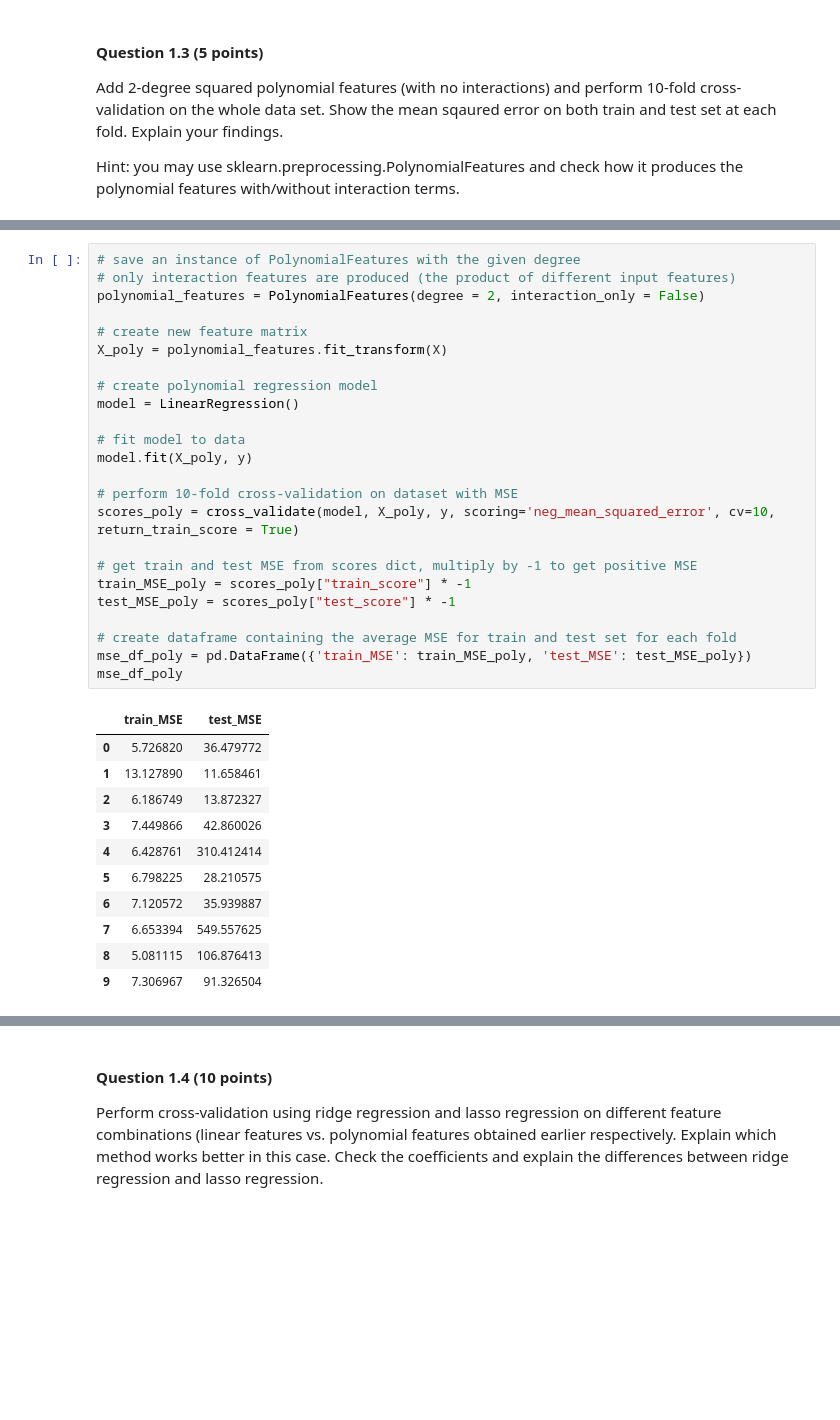
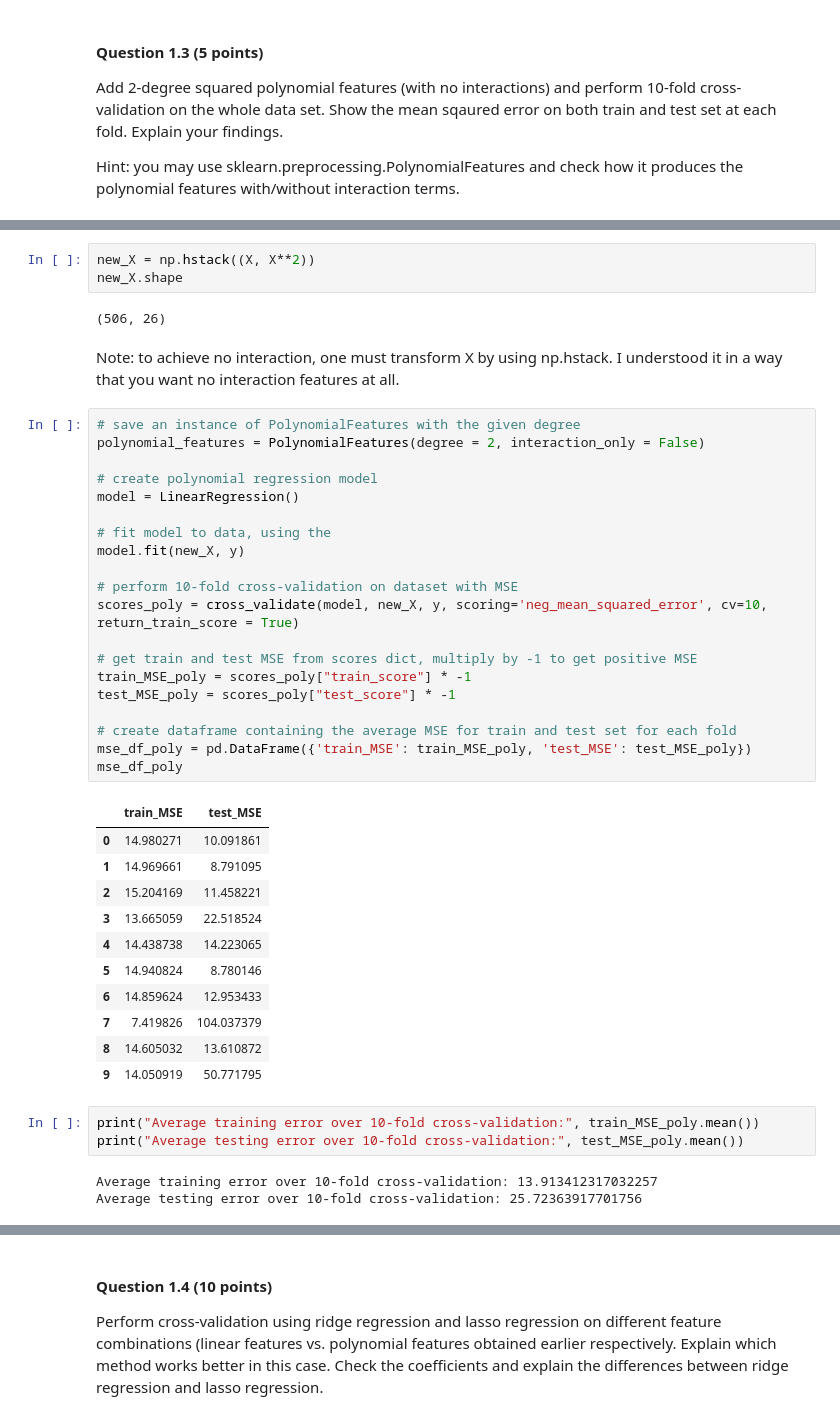
Before and after one commit to calculator3000/ml-assignment-1, a Jupyter notebook: 2487_2223_Assignment1.ipynb, the cells around one changed output, grey strips where cells are left out. Drawn from its saved outputs; the diff is of its cells as text; blank space fills up the shorter version.

```diff
--- a/2487_2223_Assignment1.ipynb
+++ b/2487_2223_Assignment1.ipynb
@@ -125,37 +159,46 @@ Hint: you may use sklearn.preprocessing.PolynomialFeatures and check how it prod
+# %%
+new_X = np.hstack((X, X**2))
+new_X.shape
+# %% [output]
+(506, 26)
+# %% [markdown]
+Note: to achieve no interaction, one must transform X by using np.hstack. I understood it in a way that you want no interaction features at all.
 # %%
 # save an instance of PolynomialFeatures with the given degree
-# only interaction features are produced (the product of different input features)
 polynomial_features = PolynomialFeatures(degree = 2, interaction_only = False)
-
-# create new feature matrix
-X_poly = polynomial_features.fit_transform(X)
 
 # create polynomial regression model
 model = LinearRegression()
 
-# fit model to data
-model.fit(X_poly, y)
+# fit model to data, using the
+model.fit(new_X, y)
 
 # perform 10-fold cross-validation on dataset with MSE
-scores_poly = cross_validate(model, X_poly, y, scoring='neg_mean_squared_error', cv=10, return_train_score = True)
+scores_poly = cross_validate(model, new_X, y, scoring='neg_mean_squared_error', cv=10, return_train_score = True)
 
 # get train and test MSE from scores dict, multiply by -1 to get positive MSE
 train_MSE_poly = scores_poly["train_score"] * -1
 test_MSE_poly = scores_poly["test_score"] * -1
 
 # create dataframe containing the average MSE for train and test set for each fold
 mse_df_poly = pd.DataFrame({'train_MSE': train_MSE_poly, 'test_MSE': test_MSE_poly})
 mse_df_poly
 # %% [output]
 |  | train_MSE | test_MSE |
-| 0 | 5.726820 | 36.479772 |
-| 1 | 13.127890 | 11.658461 |
-| 2 | 6.186749 | 13.872327 |
-| 3 | 7.449866 | 42.860026 |
-| 4 | 6.428761 | 310.412414 |
-| 5 | 6.798225 | 28.210575 |
-| 6 | 7.120572 | 35.939887 |
-| 7 | 6.653394 | 549.557625 |
-| 8 | 5.081115 | 106.876413 |
-| 9 | 7.306967 | 91.326504 |
+| 0 | 14.980271 | 10.091861 |
+| 1 | 14.969661 | 8.791095 |
+| 2 | 15.204169 | 11.458221 |
+| 3 | 13.665059 | 22.518524 |
+| 4 | 14.438738 | 14.223065 |
+| 5 | 14.940824 | 8.780146 |
+| 6 | 14.859624 | 12.953433 |
+| 7 | 7.419826 | 104.037379 |
+| 8 | 14.605032 | 13.610872 |
+| 9 | 14.050919 | 50.771795 |
+# %%
+print("Average training error over 10-fold cross-validation:", train_MSE_poly.mean())
+print("Average testing error over 10-fold cross-validation:", test_MSE_poly.mean())
+# %% [output]
+Average training error over 10-fold cross-validation: 13.913412317032257
+Average testing error over 10-fold cross-validation: 25.72363917701756
 # %% [markdown]
```
Also changed, not shown: parts of 24 cells of this notebook.
